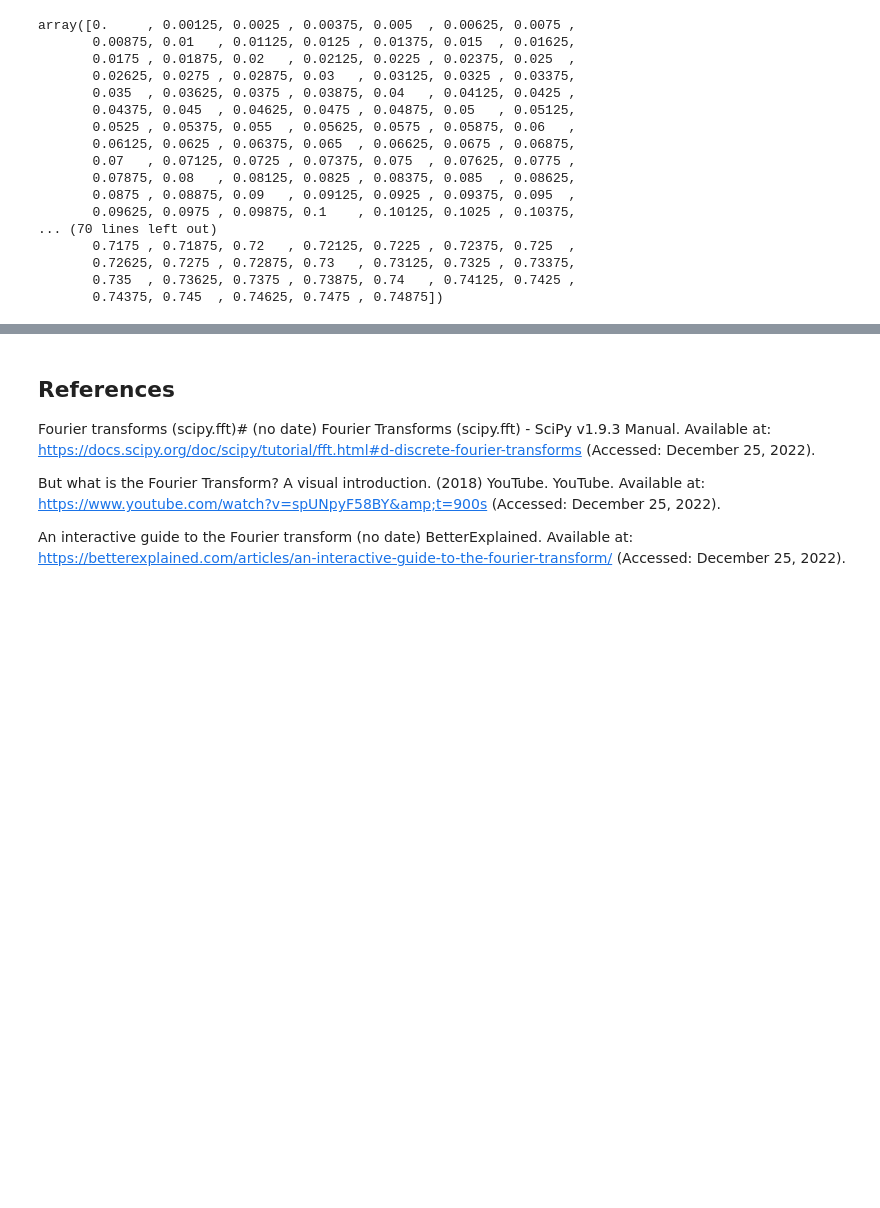
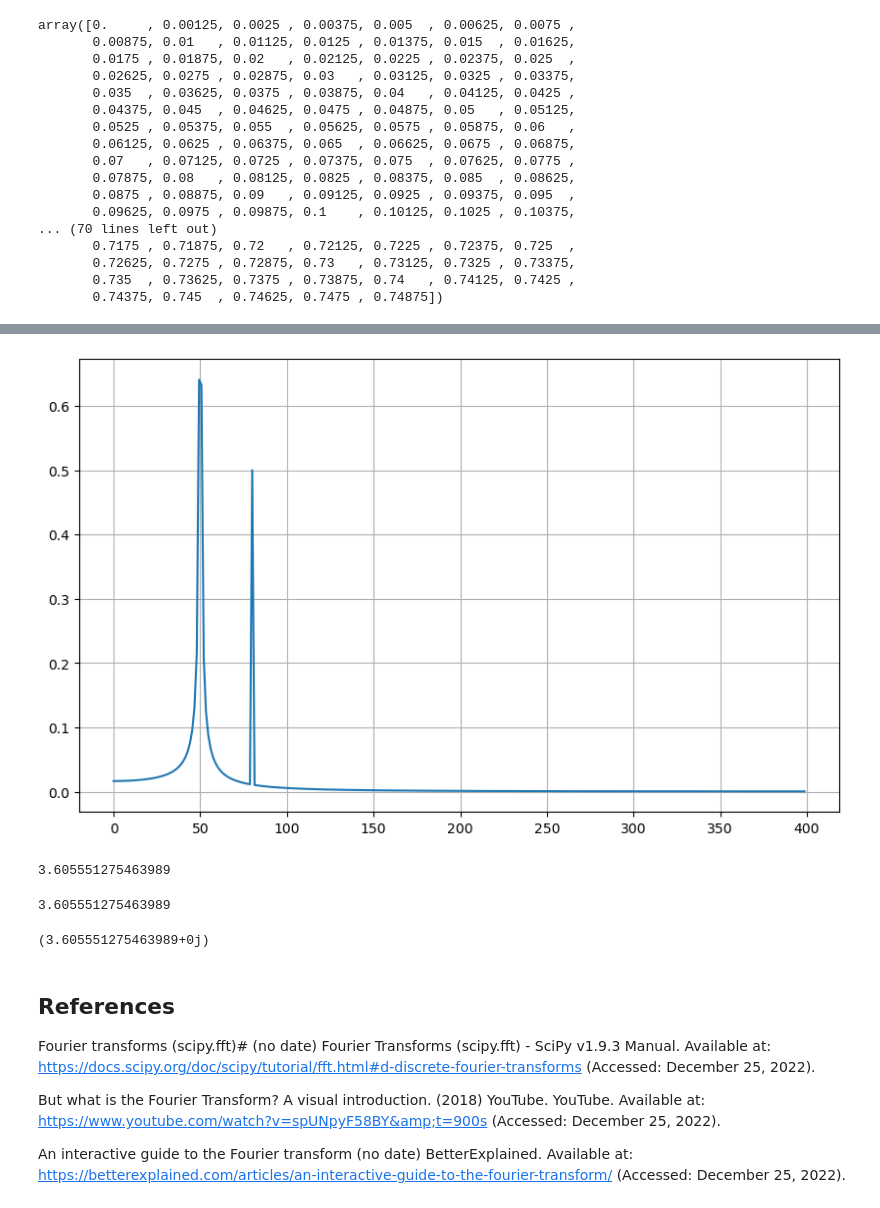
Before and after one commit to DylanCorr2020/EmergingTechnologies, a Jupyter notebook: content/Fourier Transform.ipynb, the cells around one changed output, grey strips where cells are left out. Drawn from its saved outputs; the diff is of its cells as text; code cells hidden in the pictures; blank space fills up the shorter version.

Commit message:
worked on fast fourier transform

```diff
--- a/content/Fourier Transform.ipynb
+++ b/content/Fourier Transform.ipynb
@@ -141,3 +171,40 @@ array([0.     , 0.00125, 0.0025 , 0.00375, 0.005  , 0.00625, 0.0075 ,
+# %%
+#The code applies the fast Fourier transform to the array y and plots the resulting frequency spectrum.
+#y is computed using the fft function from the SciPy library
+#This function returns an array of complex numbers which shows different frequency components of the signal.
+yf = scipy.fft.fft(y)
+
+# Frequencies for y.
+#frequencies are computed using the fftfreq function
+
+xf = scipy.fft.fftfreq(N, T)[:N//2]
+# %%
+# First sine wave.
+#resulting frequency array is then sliced to only have the positive frequencies
+y_1 =  0.5 * np.sin(80.0 * 2.0 * np.pi * x)
+
+# Plot it.
+fig, ax = plt.subplots(figsize=(10, 6))
+ax.plot(xf, 2.0/N * np.abs(yf[0:N//2]))
+plt.grid();
+# %% [output]
+[figure, added]
+# %%
+#returns the magnitude of the complex number
+np.abs(3 + 2j)
+# %% [output]
+3.605551275463989
+# %%
+#compute the same magnitude using the Pythagorean theorem.
+np.sqrt(3**2 + 2**2)
+# %% [output]
+3.605551275463989
+# %%
+#first multiplying the complex number by its conjugate
+#square root of the result.
+np.sqrt((3+2j)*(3-2j))
+# %% [output]
+(3.605551275463989+0j)
 # %% [markdown]
 ## References
 Fourier transforms (scipy.fft)# (no date) Fourier Transforms (scipy.fft) - SciPy v1.9.3 Manual. Available at: https://docs.scipy.org/doc/scipy/tutorial/fft.html#d-discrete-fourier-transforms (Accessed: December 25, 2022).
```
Also changed, not shown: parts of 3 cells of this notebook.
